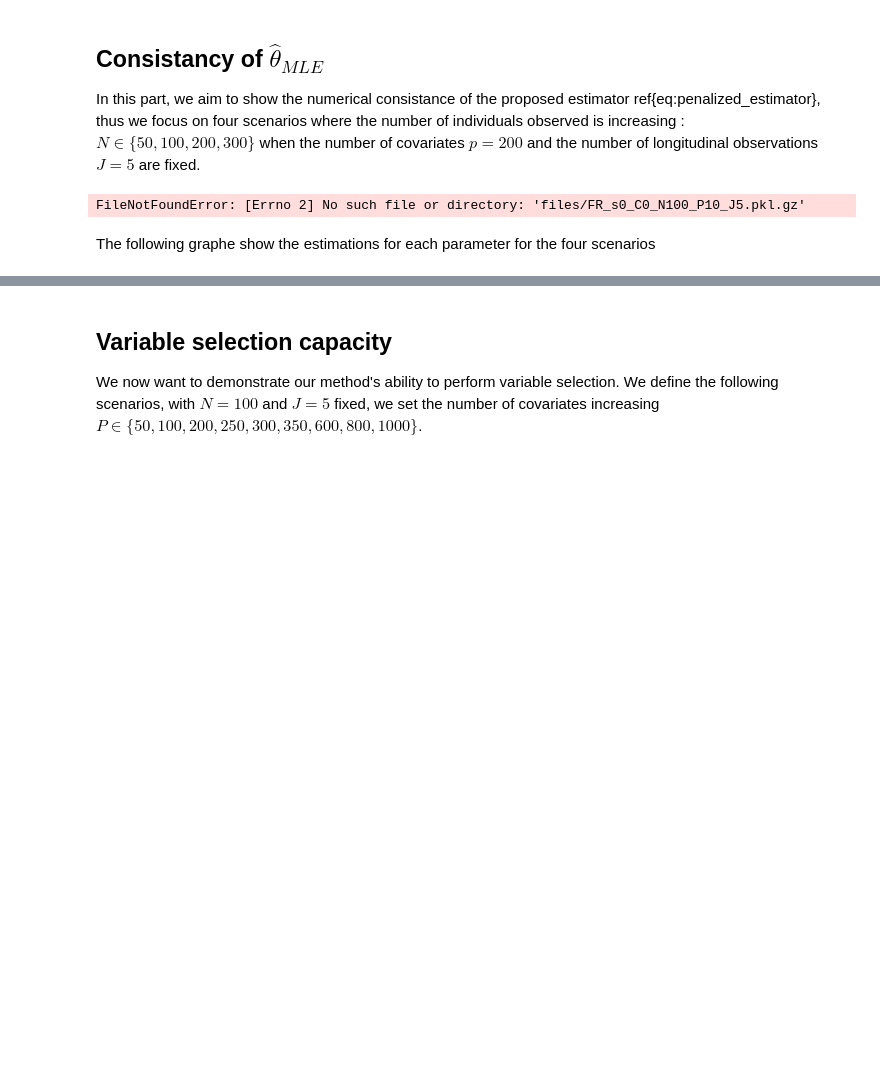
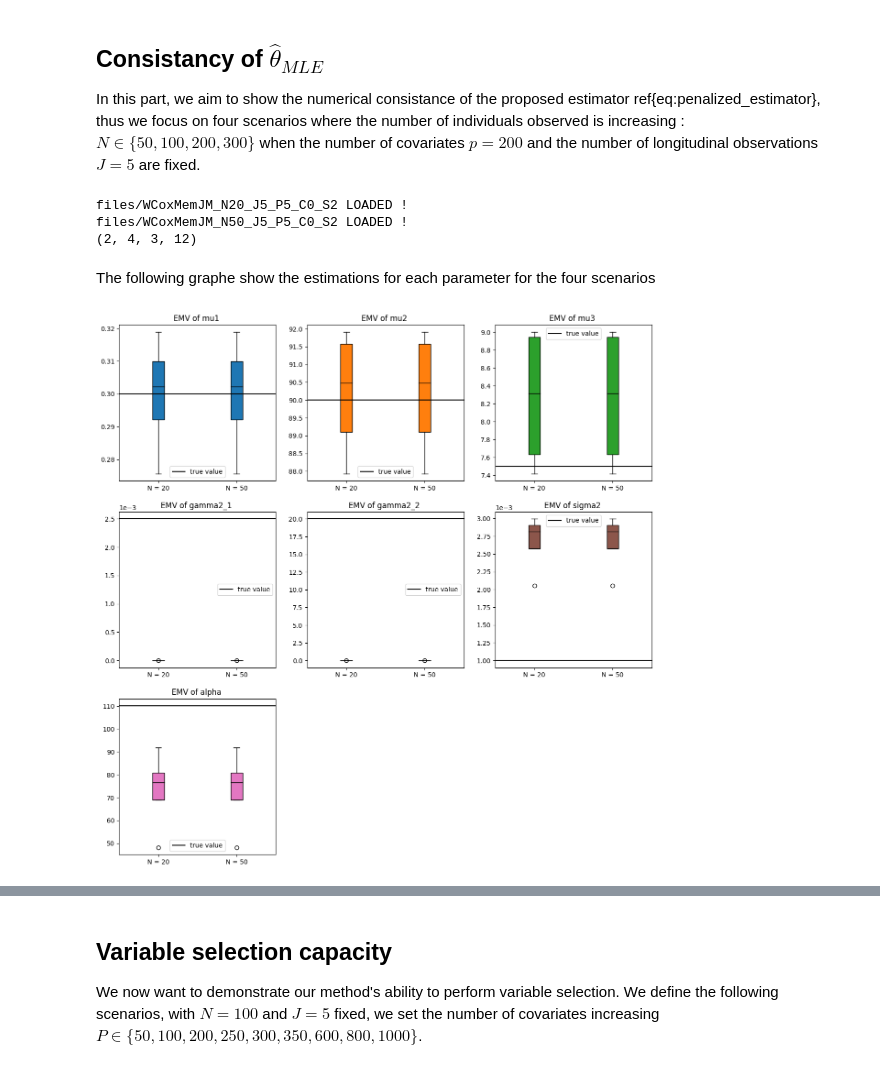
Before and after one commit to caillebotteAntoine/sdg4varselect, a Jupyter notebook: results/simulation_study.ipynb, the cells around one changed output, grey strips where cells are left out. Cells and saved outputs as stored; diff of their text form; code cells hidden in the pictures; blank space fills up the shorter version.

```diff
--- a/results/simulation_study.ipynb
+++ b/results/simulation_study.ipynb
@@ -7,8 +7,12 @@
 # %%
 import jax.numpy as jnp
 
-from sdg4varselect.models.logistic_joint_model import Logistic_JM, get_params_star
-from sdg4varselect.outputs import sdg4vsResults, MultiRunRes
+from sdg4varselect.models.wcox_mem_joint_model import (
+    get_params_star,
+    create_logistic_weibull_jm,
+)
+
+from sdg4varselect.outputs_new import TestResults
 
 import sdg4varselect.plot as sdgplt
 
@@ -17,25 +21,22 @@ sdgplt.FIGSIZE = 15
 
 def read(n, p, c, s=2):
     """read files results for n and p as parameter"""
-    model = Logistic_JM(N=n, J=5, DIM_HD=p)
-    return sdg4vsResults.load(model, "files", f"FR_s{s}_C{c}")
+    model = create_logistic_weibull_jm(N=n, J=5, P=p)
+    config = {"N": n, "J": 5, "P": p, "C": c}
+    return TestResults.load(model, "files", f"C{c}_S{s}"), config
 
 
 def read_multi_files(N, P, C, S=0):
     if len(N) == 1 and len(P) == 1 and len(C) == 1:
-        results = MultiRunRes.new_from_list([read(N[0], P[0], C[0], s=S)])
-        scenarios_labels = [f"C = {C}"]
-    if len(N) == 1:
-        results = MultiRunRes.new_from_list([read(N[0], p, C[0], s=S) for p in P])
-        scenarios_labels = [f"P = {p}" for p in P]
+        out = [read(N[0], P[0], C[0], s=S)]
+    elif len(N) == 1:
+        out = [read(N[0], p, C[0], s=S) for p in P]
     elif len(P) == 1:
-        results = MultiRunRes.new_from_list([read(P[0], n, C[0], s=S) for n in N])
-        scenarios_labels = [f"N = {n}" for n in N]
+        out = [read(n, P[0], C[0], s=S) for n in N]
     else:
-        results = MultiRunRes.new_from_list([read(N[0], P[0], c, s=S) for c in C])
-        scenarios_labels = [f"C = {c}" for c in C]
+        out = [read(N[0], P[0], c, s=S) for c in C]
 
-    return results, scenarios_labels
+    return TestResults([o[0] for o in out], [o[1] for o in out])
 # %% [markdown]
 In this section, we propose to study the performance of the procedure we have just presented. First of all, we want to show numerically the consistency of the estimator (ref{eq:penalized_estimator}) by studying 4 scenarios, varying the number of individuals observed. Then we'll demonstrate the method's ability to select variables by varying the number of covariates in the initial model. And finally with 3 relevant scenarios we will study the effect of censorship on the estimation procedure. This simulation study is conducted in the case of joint modeling for longitudinal logistic data, and a result for the pharmakokinetik model will also be presented in the end. In each scenario we generate independent data set and each time we fit the ref{eq:joint} model using the ref{algo:SPG-fim} routine described above (ref{algo:metho}).
 
@@ -78,37 +79,43 @@ Parameters(mu1=Array(0.3),
 
 In this part, we aim to show the numerical consistance of the proposed estimator ref{eq:penalized_estimator}, thus we focus on four scenarios where the number of individuals observed is increasing : $N\in\{50,100,200,300\}$ when the number of covariates $p = 200$ and the number of longitudinal observations $J = 5$ are fixed.
 # %%
-results, lbd_set, _, _, scenarios_labels = read_multi_files(
-    N=(100,), P=(10,), C=(0,), S=0
-)
+results = read_multi_files(N=(20, 50), P=(5,), C=(0,), S=2)
 
-model = Logistic_JM(N=100, J=5, DIM_HD=10)
+model = create_logistic_weibull_jm(N=100, J=5, P=10)
 
-params_star = jnp.hstack(get_params_star(model.DIM_HD))
+params_star = jnp.hstack(get_params_star(model))
 params_names = model.params_names
+
+theta = jnp.array(results.last_theta)
+print(theta.shape)
 # %% [output]
-FileNotFoundError: [Errno 2] No such file or directory: 'files/FR_s0_C0_N100_P10_J5.pkl.gz'
+files/WCoxMemJM_N20_J5_P5_C0_S2 LOADED !
+files/WCoxMemJM_N50_J5_P5_C0_S2 LOADED !
+(2, 4, 3, 12)
 # %% [markdown]
 The following graphe show the estimations for each parameter for the four scenarios
 # %%
-theta = jnp.array([[r.theta for r in res] for res in results])
+theta = jnp.array(results.last_theta)
+scenarios_labels = results.get_scenarios_labels("N")
 
 fig = sdgplt.figure()
 for i in range(7):
     ax = fig.add_subplot(3, 3, 1 + i)
     ax.ticklabel_format(style="sci", scilimits=(-3, 3))
-    bp = ax.boxplot(theta[:, :, i], patch_artist=True, labels=scenarios_labels)
+    bp = ax.boxplot(theta[:, :, -1, i], patch_artist=True, labels=scenarios_labels)
 
     for patch in bp["boxes"]:
         patch.set(facecolor=f"C{i}")
 
     for median in bp["medians"]:
         median.set_color("black")
 
     ax.axhline(y=params_star[i], color="k", label="true value")
 
     ax.legend()
     ax.set_title(f"EMV of {params_names[i]} ")
+# %% [output]
+[figure, added]
 # %%
 import matplotlib.pyplot as plt
 from matplotlib.gridspec import GridSpec
```
Also changed, not shown: parts of 2 cells of this notebook, 39 other files.
